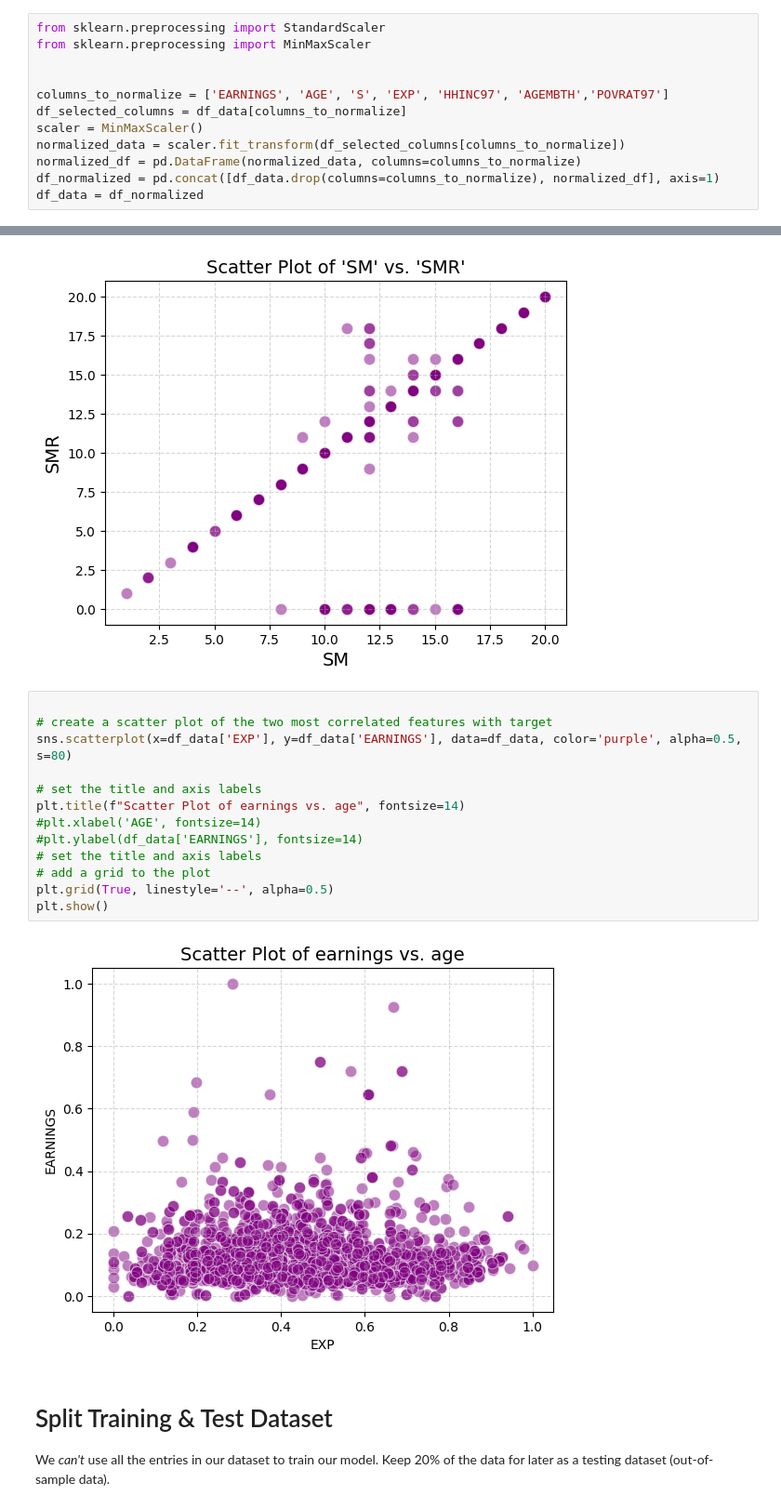
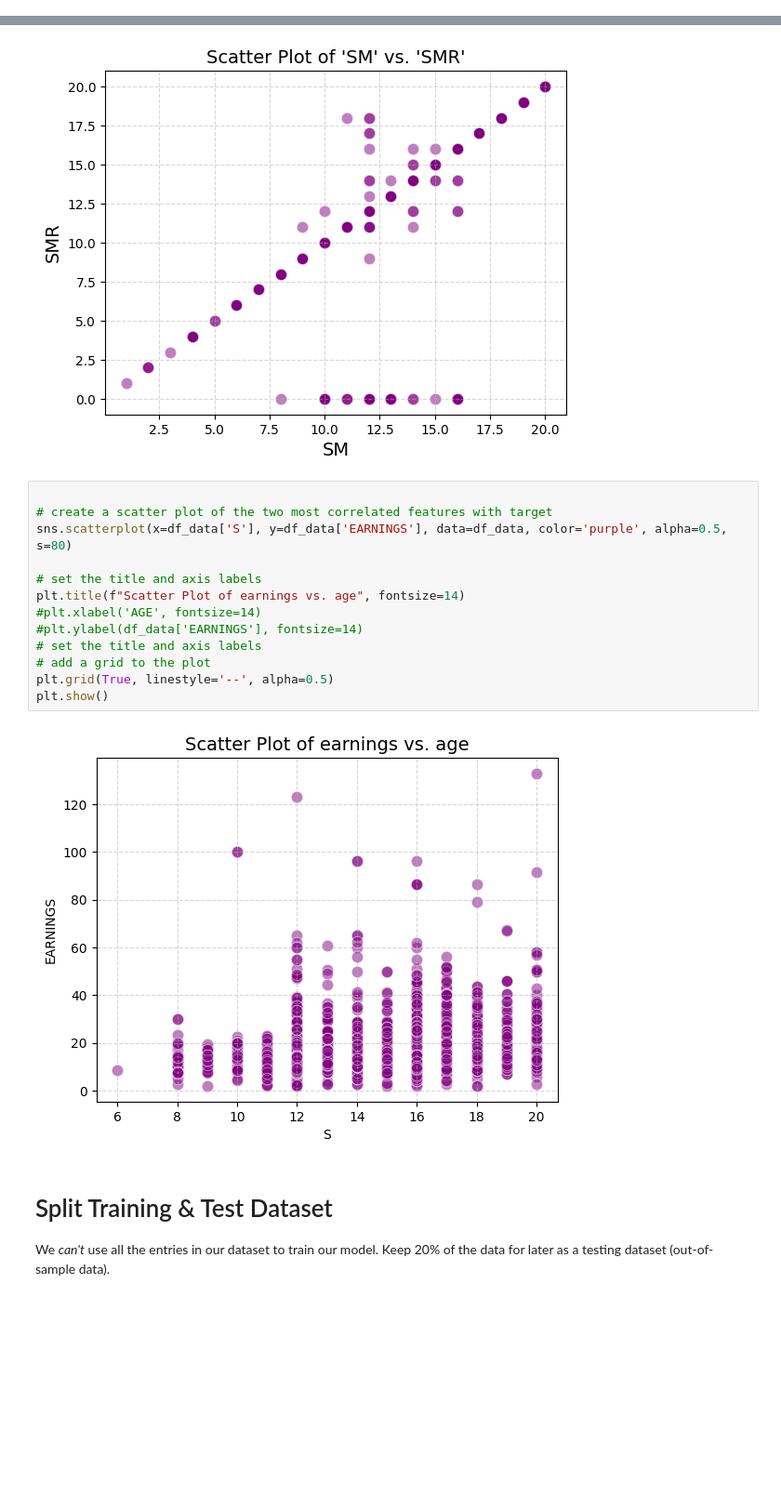
Before and after one commit to Mrcl3/20_Python_projects, a Jupyter notebook: Determinants of earnings/earnings_prediction.ipynb, the cells around one changed output, grey strips where cells are left out. Shown at 93% size. Drawn from its saved outputs; the diff is of its cells as text; blank space fills up the shorter version.

```diff
--- a/Determinants of earnings/earnings_prediction.ipynb
+++ b/Determinants of earnings/earnings_prediction.ipynb
@@ -123,15 +127,3 @@ df_data.head()
-# %%
-from sklearn.preprocessing import StandardScaler
-from sklearn.preprocessing import MinMaxScaler
-
-
-columns_to_normalize = ['EARNINGS', 'AGE', 'S', 'EXP', 'HHINC97', 'AGEMBTH','POVRAT97']
-df_selected_columns = df_data[columns_to_normalize]
-scaler = MinMaxScaler()
-normalized_data = scaler.fit_transform(df_selected_columns[columns_to_normalize])
-normalized_df = pd.DataFrame(normalized_data, columns=columns_to_normalize)
-df_normalized = pd.concat([df_data.drop(columns=columns_to_normalize), normalized_df], axis=1)
-df_data = df_normalized
 # %%
 df_data.head()
 # %% [output]
@@ -223,18 +215,18 @@ plt.show()
 # %%
 
 # create a scatter plot of the two most correlated features with target
-sns.scatterplot(x=df_data['EXP'], y=df_data['EARNINGS'], data=df_data, color='purple', alpha=0.5, s=80)
+sns.scatterplot(x=df_data['S'], y=df_data['EARNINGS'], data=df_data, color='purple', alpha=0.5, s=80)
 
 # set the title and axis labels
 plt.title(f"Scatter Plot of earnings vs. age", fontsize=14)
 #plt.xlabel('AGE', fontsize=14)
 #plt.ylabel(df_data['EARNINGS'], fontsize=14)
 # set the title and axis labels
 # add a grid to the plot
 plt.grid(True, linestyle='--', alpha=0.5)
 plt.show()
 # %% [output]
-[figure, old version]
+[figure, new version]
 # %% [markdown]
 # Split Training & Test Dataset
 
```
Also changed, not shown: parts of 32 cells of this notebook, 1 other file.
